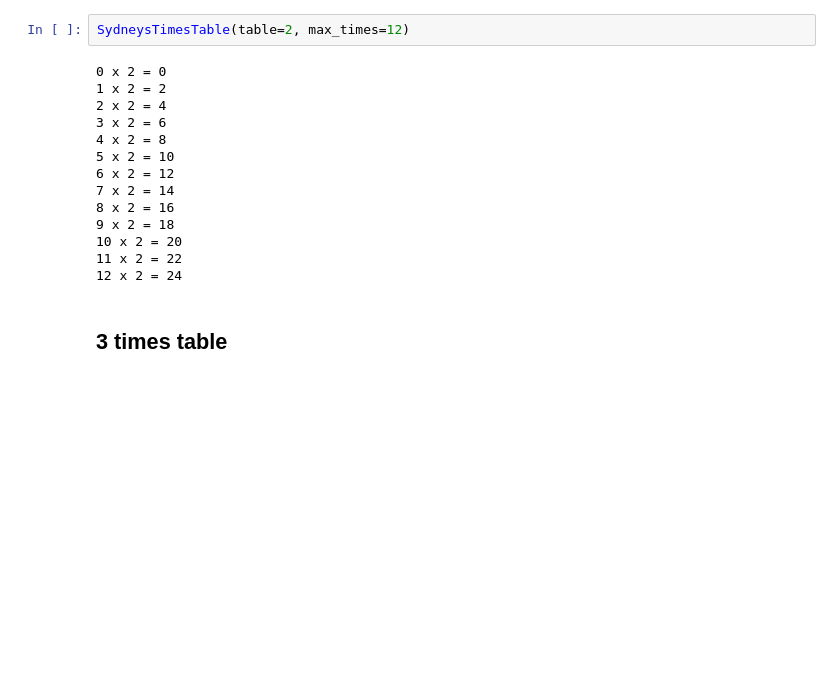
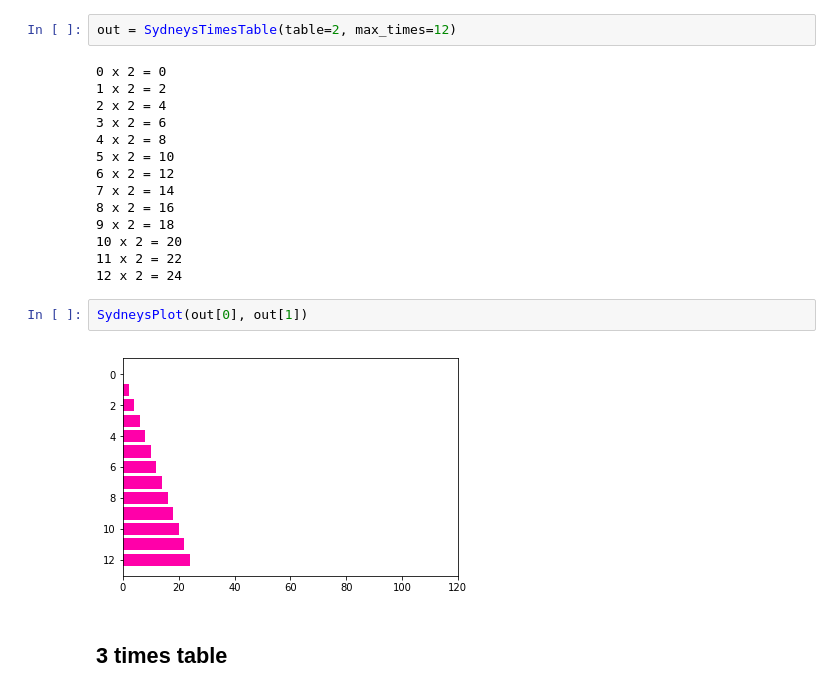
Before and after one commit to gromag/Sydney-Maths-for-5-6-7-years, a Jupyter notebook: SydneysTimesTables.ipynb, the cells around one changed output. Cells and saved outputs as stored; diff of their text form; blank space fills up the shorter version.

```diff
--- a/SydneysTimesTables.ipynb
+++ b/SydneysTimesTables.ipynb
@@ -30,7 +43,7 @@ SydneysTimesTable(table=1, max_times=12)
 # %% [markdown]
 ## 2 times table
 # %%
-SydneysTimesTable(table=2, max_times=12)
+out = SydneysTimesTable(table=2, max_times=12)
 # %% [output]
 0 x 2 = 0
 1 x 2 = 2
@@ -45,6 +58,10 @@ SydneysTimesTable(table=2, max_times=12)
 10 x 2 = 20
 11 x 2 = 22
 12 x 2 = 24
+# %%
+SydneysPlot(out[0], out[1])
+# %% [output]
+[figure, added]
 # %% [markdown]
 ## 3 times table
 # %%
```
Also changed, not shown: parts of 18 cells of this notebook.
